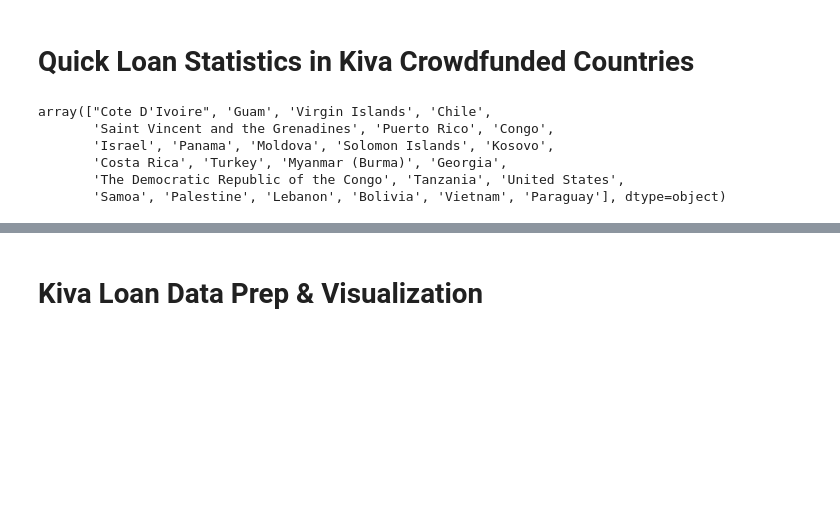
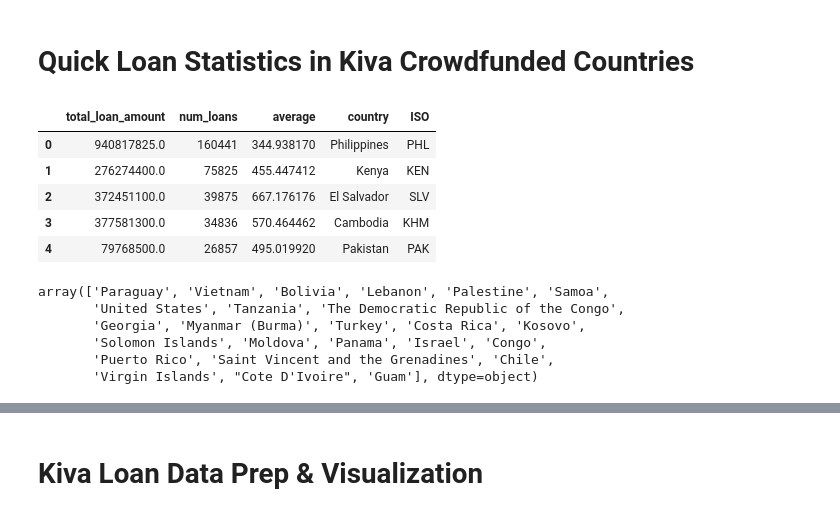
Before and after one commit to smakhijani/kaggle-kiva-crowdfunding, a Jupyter notebook: Complete Capstone.ipynb, the cells around one changed output, grey strips where cells are left out. Saved outputs shown, nothing was run; the diff lists cells and outputs as text; code cells hidden in the pictures; blank space fills up the shorter version.

```diff
--- a/Complete Capstone.ipynb
+++ b/Complete Capstone.ipynb
@@ -101,20 +102,29 @@ loan_total = pd.read_sql_query(
     LEFT JOIN kiva_locations ON kiva_loans.country = kiva_locations.country
     WHERE kiva_loans.country IS NOT NULL
     GROUP BY kiva_loans.country
-    ORDER BY num_loans ASC
+    ORDER BY num_loans DESC
     """,
     conn
 )
+# %%
+loan_total.head()
+# %% [output]
+|  | total_loan_amount | num_loans | average | country | ISO |
+| 0 | 940817825.0 | 160441 | 344.938170 | Philippines | PHL |
+| 1 | 276274400.0 | 75825 | 455.447412 | Kenya | KEN |
+| 2 | 372451100.0 | 39875 | 667.176176 | El Salvador | SLV |
+| 3 | 377581300.0 | 34836 | 570.464462 | Cambodia | KHM |
+| 4 | 79768500.0 | 26857 | 495.019920 | Pakistan | PAK |
 # %%
 #Check for values without a corresponding ISO code
 loan_total[loan_total['ISO'].isnull()]['country'].values
 # %% [output]
-array(["Cote D'Ivoire", 'Guam', 'Virgin Islands', 'Chile',
-       'Saint Vincent and the Grenadines', 'Puerto Rico', 'Congo',
-       'Israel', 'Panama', 'Moldova', 'Solomon Islands', 'Kosovo',
-       'Costa Rica', 'Turkey', 'Myanmar (Burma)', 'Georgia',
-       'The Democratic Republic of the Congo', 'Tanzania', 'United States',
-       'Samoa', 'Palestine', 'Lebanon', 'Bolivia', 'Vietnam', 'Paraguay'], dtype=object)
+array(['Paraguay', 'Vietnam', 'Bolivia', 'Lebanon', 'Palestine', 'Samoa',
+       'United States', 'Tanzania', 'The Democratic Republic of the Congo',
+       'Georgia', 'Myanmar (Burma)', 'Turkey', 'Costa Rica', 'Kosovo',
+       'Solomon Islands', 'Moldova', 'Panama', 'Israel', 'Congo',
+       'Puerto Rico', 'Saint Vincent and the Grenadines', 'Chile',
+       'Virgin Islands', "Cote D'Ivoire", 'Guam'], dtype=object)
 # %%
 #Manually fill ISO where none exists
 loan_total.loc[loan_total['country']=='Guam','ISO'] = 'GUM'
```
Also changed, not shown: parts of 19 cells of this notebook.
